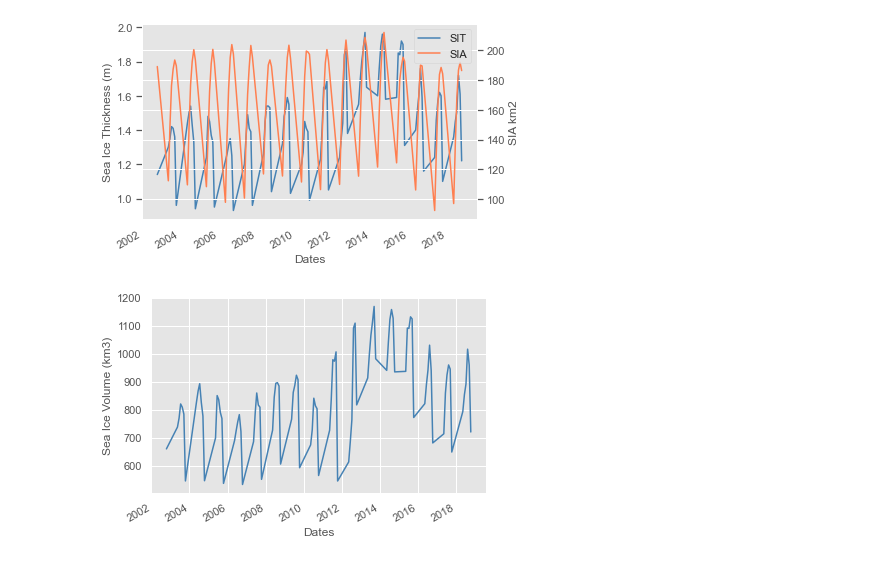
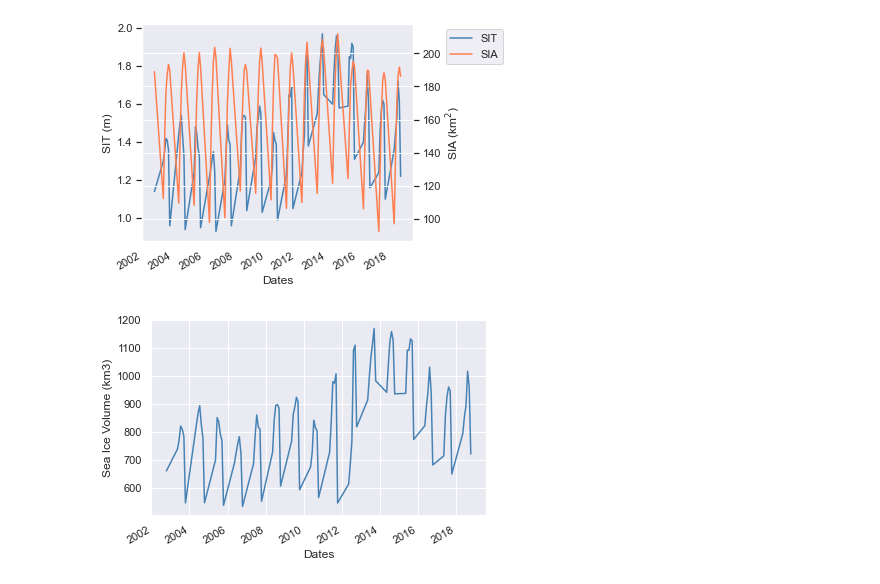
Before and after one commit to fridalejandra/Master-Thesis, a Jupyter notebook: TimeSeries.ipynb, the cells around one changed output. Drawn from its saved outputs; the diff is of its cells as text; code cells hidden in the pictures.

Commit message:
Plot edits

```diff
--- a/TimeSeries.ipynb
+++ b/TimeSeries.ipynb
@@ -11,7 +11,7 @@ from pandas import DataFrame
 from pandas import Grouper
 import matplotlib.pyplot as plt #plotting package
 import seaborn as sns; sns.set(color_codes=True) # plotting aes
-plt.style.use('ggplot')
+#plt.style.use('ggplot')
 # %%
 # Opening with xarray
                                                     ##   SIT  ##
@@ -94,30 +94,31 @@ print(df)
 # %%
 import matplotlib.pyplot as plt # Impot the relevant module
 figsize=(14, 12)
 
 fig, ax = plt.subplots() # Create the figure and axes object
 # Plot the first x and y axes:
 ax1=df.plot(x = 'Dates', y = 'SIT', ax = ax, label='SIT', color="steelblue")
-ax1.set_ylabel('Sea Ice Thickness (m)')
+ax1.set_ylabel('SIT (m)')
 ax1.legend(loc='lower right')
 # Plot the second x and y axes. By secondary_y = True a second y-axis is requested:
 # (see https://pandas.pydata.org/pandas-docs/stable/reference/api/pandas.DataFrame.plot.html for details)
 ax2= df.plot(x = 'Dates', y = 'SIA', ax = ax, secondary_y = True, label='SIA', color="coral")
-ax2.set_ylabel('SIA km2')
+ax2.set_ylabel('SIA (km$^{2}$)')
 ax2.legend(loc='lower right')
 handles,labels = [],[]
 for ax in fig.axes:
     for h,l in zip(*ax.get_legend_handles_labels()):
         handles.append(h)
         labels.append(l)
 ax1.get_legend().remove()
 #plt.title('Annual Cycle')
 figsize=(14, 18)
 
-plt.legend(handles,labels)
-plt.savefig('/Users/fridaperez/Developer/repos/local_repo/pub_plots/timeseries_SIT-SIA.png')
+plt.legend(handles,labels,bbox_to_anchor=(1.1,1), loc="upper left")
+plt.tight_layout()
+plt.savefig('/Users/fridaperez/Developer/repos/local_repo/pub_plots/timeseries_SIT-SIA.png', dpi=300)
 # %% [output]
-[figure, old version]
+[figure, new version]
 # %%
 siv_mean = pd.DataFrame(siv_mean)
 siv_mean = siv_mean.rename({0: "SIV"}, axis='columns')
@@ -133,6 +134,6 @@ ax=table2.plot(x = 'Dates', y = 'SIV', ax = ax, label='Sea Ice Volume', color="s
 ax.set_ylabel('Sea Ice Volume (km3)')
 #ax.set_title('Annual Sea Ice Volume 2002-2018')
 ax.get_legend().remove()
-plt.savefig('/Users/fridaperez/Developer/repos/local_repo/pub_plots/annualcycle_vol.png')
+#plt.savefig('/Users/fridaperez/Developer/repos/local_repo/pub_plots/annualcycle_vol.png')
 # %% [output]
-[figure, old version]
+[figure, new version]
```
Also changed, not shown: parts of 3 cells of this notebook, 4 other files.
